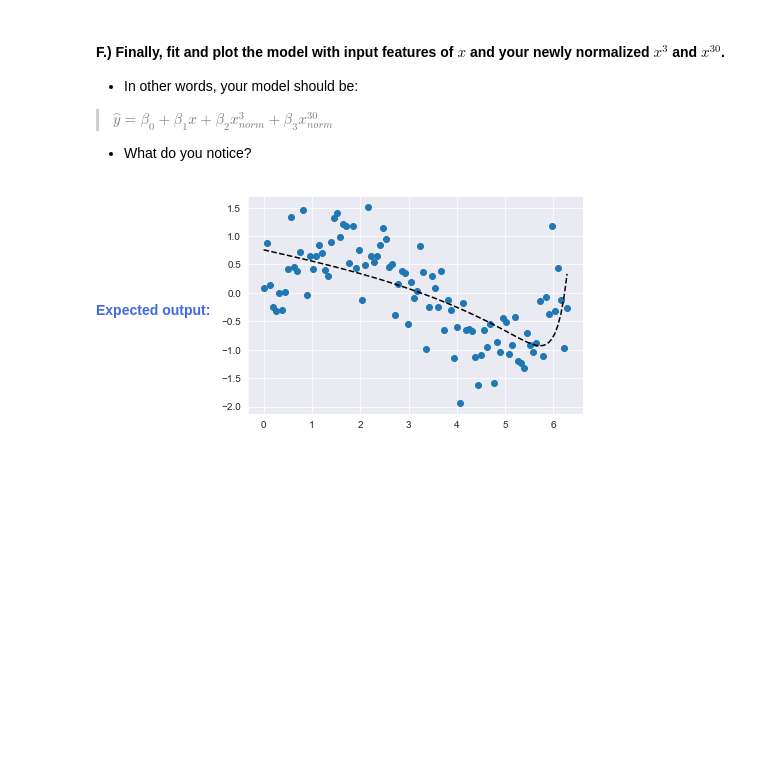
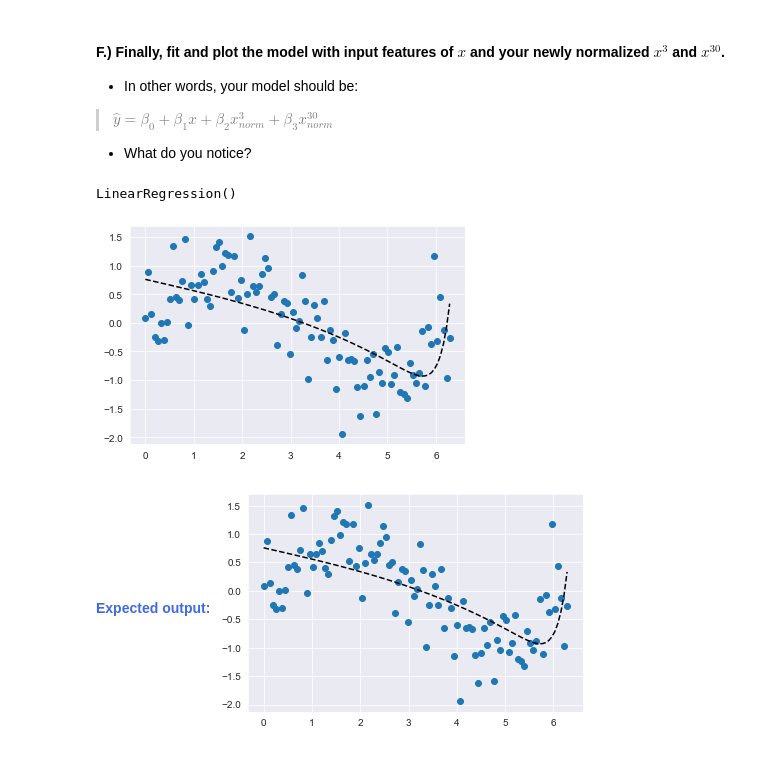
Before and after one commit to tundeiness/How_the_World_Works, a Jupyter notebook: 3 - Workbook - Adding Complexity.ipynb, the cells around one changed output. Drawn from its saved outputs; the diff is of its cells as text; code cells hidden in the pictures; blank space fills up the shorter version.

```diff
--- a/3 - Workbook - Adding Complexity.ipynb
+++ b/3 - Workbook - Adding Complexity.ipynb
@@ -482,6 +482,40 @@ Unfortunately, $x^{30}$ being on such a large scale is NOT a good thing for our
 
 * In other words, subtract the minimum feature value from each value, then divide each by the range.
 * Tip: What happens if $x_{min} = 0$? Does $x_{min} = 0$ for our input features $x^3$ and $x^10$?
+# %%
+# Normalise the data
+
+# for x
+xmn = np.min(new_copy.x)
+xms = np.max(new_copy.x)
+
+xx = (new_copy.x - xmn)/( xms - xmn)
+
+# for x3
+xmin = np.min(new_copy.x3)
+xmas = np.max(new_copy.x3)
+x_new3 = (new_copy.x3 - xmin) / (xmas - xmin)
+new_copy['x3'] = (new_copy.x3 - xmin) / (xmas - xmin)
+
+# for x30
+xmin30 = np.min(new_copy.x30)
+xmas30 = np.max(new_copy.x30)
+x_new30 = (new_copy.x30 - xmin30)/(xmas30 - xmin30)
+new_copy['x30'] = (new_copy.x30 - xmin30)/(xmas30 - xmin30)
+
+
+def normalise_data(df):
+    xmin = np.min(df)
+    xmax = np.max(df)
+    if xmin == 0:
+        df = df/xmax
+    else:
+        df = (df - xmin)/(xmax - xmin)
+    #return df
+
+
+normalise_data(new_copy['x3'])
+# normalise_data(new_copy['x30'])
 # %% [markdown]
 *If $x_{min} = 0$, the formula for normalizing data becomes*
 
@@ -569,6 +615,11 @@ Unfortunately, $x^{30}$ being on such a large scale is NOT a good thing for our
 > $\hat{y} = \beta_0 + \beta_1 x + \beta_2 x^3_{norm} + \beta_3 x^{30}_{norm}$
 
 * What do you notice?
+# %%
+fit_and_plot_model(new_copy, LinearRegression())
+# %% [output]
+LinearRegression()
+[figure, added]
 # %% [markdown]
 <strong style="color:RoyalBlue">Expected output:</strong>
 <img src="embedded-picture-1">
```
Also changed, not shown: parts of 5 cells of this notebook, 1 other file.
